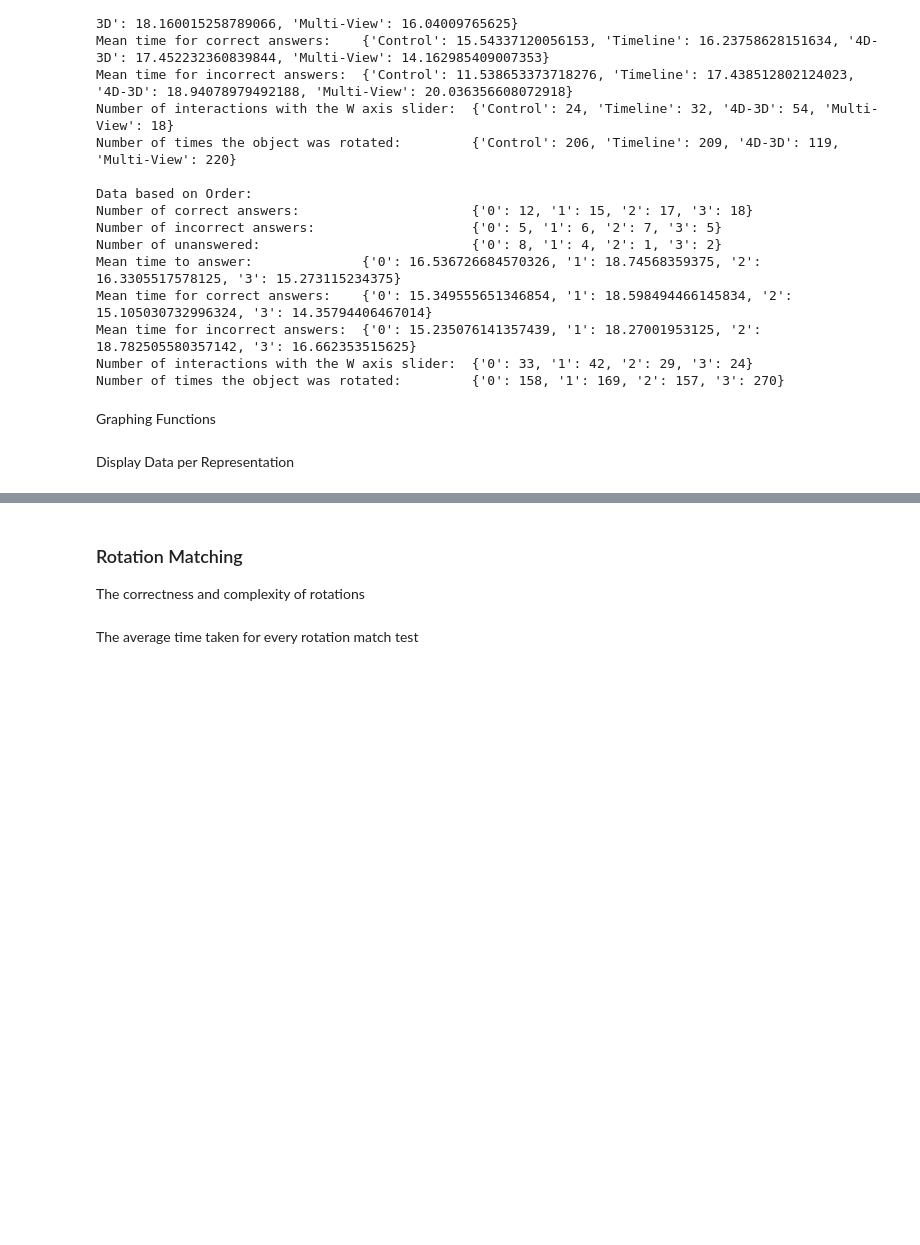
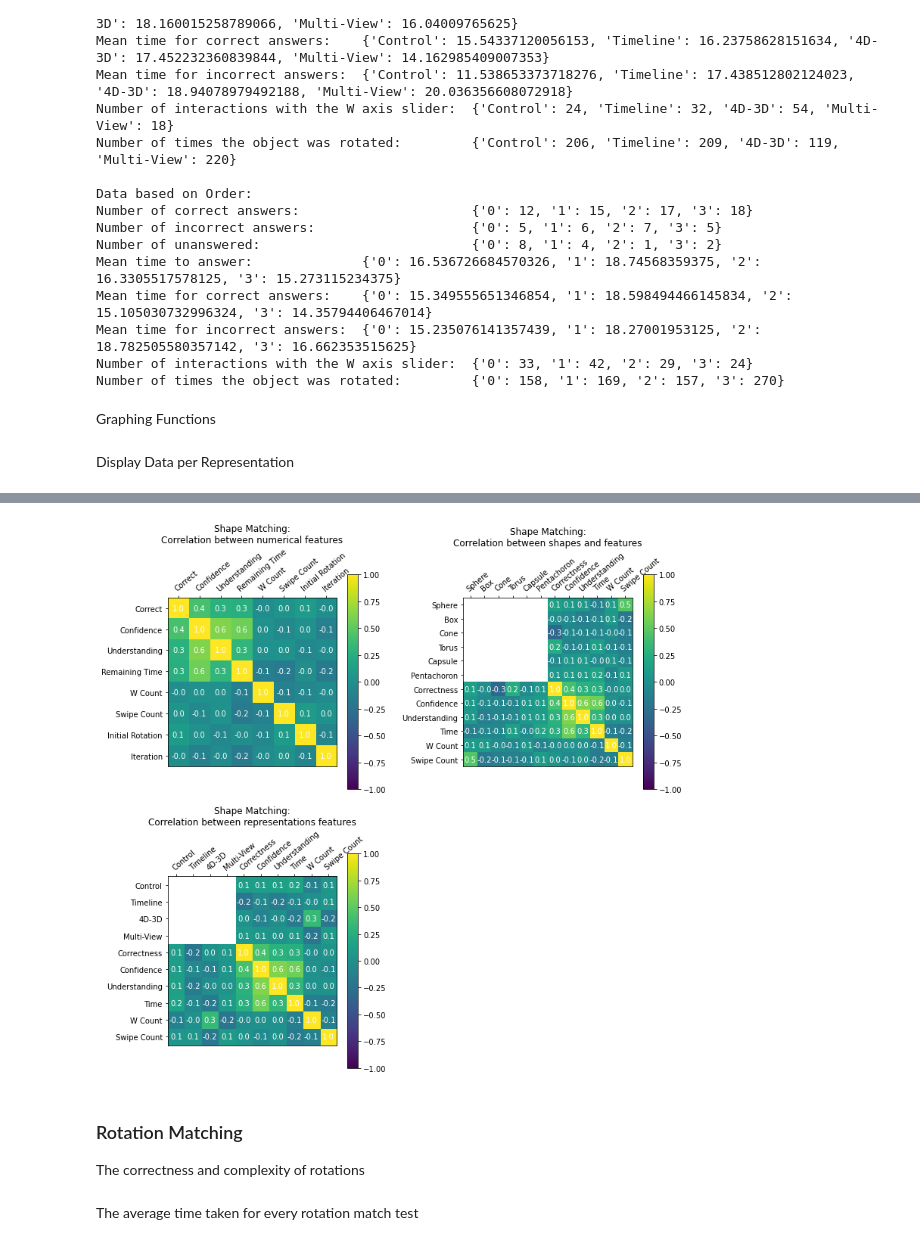
Before and after one commit to JoeSubbi/3D-Renderer-for-4D-Objects, a Jupyter notebook: Data Analysis/MultiFileAnalysis.ipynb, the cells around one changed output, grey strips where cells are left out. Saved outputs shown, nothing was run; the diff lists cells and outputs as text; code cells hidden in the pictures; blank space fills up the shorter version.

Commit message:
Correlation matrix for multiple files

```diff
--- a/Data Analysis/MultiFileAnalysis.ipynb
+++ b/Data Analysis/MultiFileAnalysis.ipynb
@@ -515,3 +597,44 @@ Text(0.5, 0, 'Iteration of Test')
+# %%
+fig = plt.figure(figsize = (12, 12))
+ax0 = fig.add_subplot(221)
+ax1 = fig.add_subplot(222)
+ax2 = fig.add_subplot(223)
+fig.subplots_adjust(hspace=0.3, wspace=0.4)
+
+def correlation_matrix(ax, labels, matrix, title, exclusion=0):
+    ax.set_title(title)
+
+    # Build Correlation Matrix
+    corr = np.corrcoef(matrix)
+    l = len(corr)
+    corr[0:exclusion, 0:exclusion] = np.nan
+
+    # Plot the correlation coefficient heatmat
+    im = ax.imshow(corr, vmin = -1, vmax = 1)
+    ax.set_yticks(np.arange(l), labels=labels)
+    ax.set_xticks(np.arange(l), labels=labels)
+    ax.xaxis.tick_top()
+    plt.setp(ax.get_xticklabels(), rotation=40, ha="left", rotation_mode="anchor")
+
+    plt.colorbar(im, ax=ax)
+    # Overlay the correlation coefficient
+    for i in range(l):
+        for j in range(l):
+            ax.text(j, i, round(corr[i, j], 1), ha="center", va="center", color="w")
+
+
+labels, matrix = SHAPE_numerical_corr_coef_mat(compiled_data)
+correlation_matrix(ax0, labels, matrix, "Shape Matching:\nCorrelation between numerical features", 0)
+
+labels, matrix = SHAPE_shape_corr_coef_mat(compiled_data)
+correlation_matrix(ax1, labels, matrix, "Shape Matching:\nCorrelation between shapes and features", 6)
+
+labels, matrix = SHAPE_representation_corr_coef_mat(compiled_data)
+correlation_matrix(ax2, labels, matrix, "Shape Matching:\nCorrelation between representations features", 4)
+
+plt.savefig("figures/shape_matching_correlations.png")
+# %% [output]
+[figure, added]
 # %% [markdown]
 ### Rotation Matching
 The correctness and complexity of rotations
```
Also changed, not shown: parts of 6 cells of this notebook, 6 other files.
